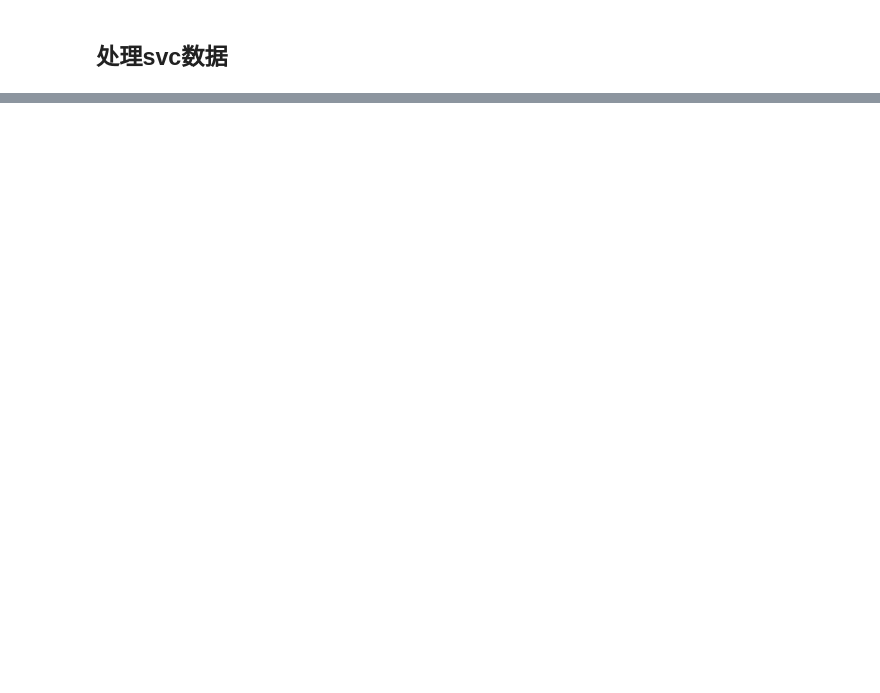
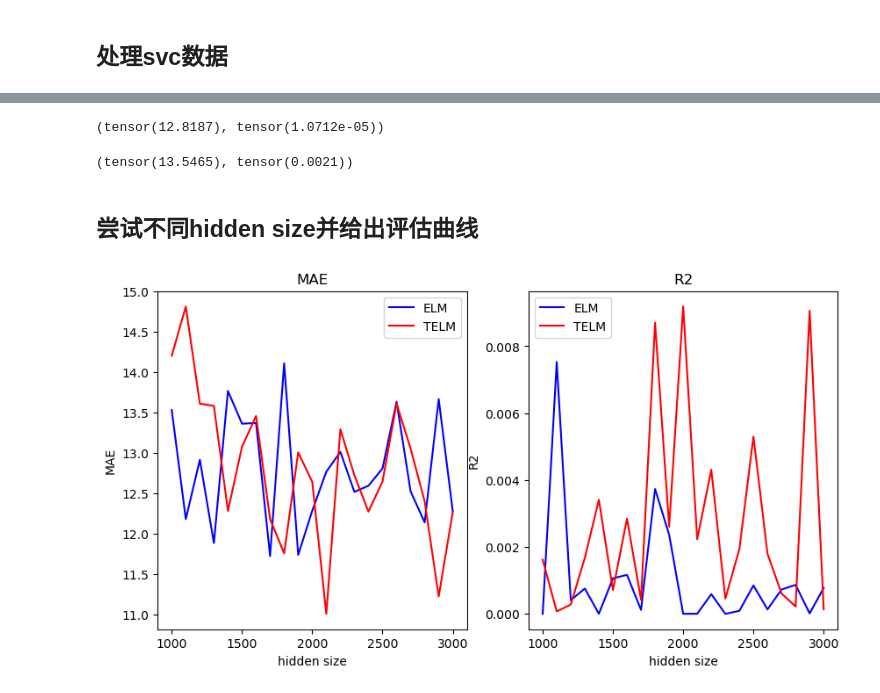
Before and after one commit to ArmoredP1g/torch-ELM, a Jupyter notebook: ELM.ipynb, the cells around one changed output, grey strips where cells are left out. Cells and saved outputs as stored; diff of their text form; code cells hidden in the pictures; blank space fills up the shorter version.

```diff
--- a/ELM.ipynb
+++ b/ELM.ipynb
@@ -56,2 +159,0 @@ model = ELM(input_dim=973, hidden_dim=1300, output_dim=1)
-# %%
-model.fit(data, target)
@@ -81,0 +160,14 @@ tensor([[12.4750, 12.0750, 12.1650, 12.3750, 12.1650, 12.3000, 11.8750, 11.9850,
+# %%
+# 训练
+model_elm.fit(train_data, train_gt)
+model_telm.fit(train_data, train_gt)
+# %%
+# 我随便挑几条数据测试（这块我懒得写了）
+random_number = random.randint(450, 532)
+# random_number = random.randint(0, 533)
+
+pred1 = model_elm(data[random_number].unsqueeze(0))
+pred2 = model_telm(data[random_number].unsqueeze(0))
+ground_truth = target[random_number]
+
+print("真值：{}， elm预测：{}，telm预测：{}".format(ground_truth, pred1, pred2))
@@ -81,0 +182,3 @@ tensor([[12.4750, 12.0750, 12.1650, 12.3750, 12.1650, 12.3000, 11.8750, 11.9850,
+# %%
+pred_elm = model_elm(val_data)
+pred_telm = model_telm(val_data)
@@ -81,0 +217,8 @@ tensor([[12.4750, 12.0750, 12.1650, 12.3750, 12.1650, 12.3000, 11.8750, 11.9850,
+# %%
+evaluation(pred_elm, val_gt)
+# %% [output]
+(tensor(12.8187), tensor(1.0712e-05))
+# %%
+evaluation(pred_telm, val_gt)
+# %% [output]
+(tensor(13.5465), tensor(0.0021))
@@ -81,0 +259,47 @@ tensor([[12.4750, 12.0750, 12.1650, 12.3750, 12.1650, 12.3000, 11.8750, 11.9850,
+# %% [markdown]
+## 尝试不同hidden size并给出评估曲线
+# %%
+mae_elm = [[],[]]
+r2_elm = [[],[]]
+mae_telm = [[],[]]
+r2_telm = [[],[]]
+
+
+hidden_size_start = 1000
+hidden_size_end = 4000
+
+
+hidden_size_cur = hidden_size_start
+while hidden_size_cur <= hidden_size_end:
+  mae_elm[0].append(hidden_size_cur)
+  r2_elm[0].append(hidden_size_cur)
+  mae_telm[0].append(hidden_size_cur)
+  r2_telm[0].append(hidden_size_cur)
+
+
+  # 创建elm模型对象
+  model_elm = ELM(input_dim=973, hidden_dim=hidden_size_cur, output_dim=1)
+  model_telm = TELM(input_dim=973, hidden_dim=hidden_size_cur, output_dim=1)
+  # 训练
+  model_elm.fit(train_data, train_gt)
+  model_telm.fit(train_data, train_gt)
+
+  # 评估
+  pred_elm = model_elm(val_data)
+  pred_telm = model_telm(val_data)
+
+  mae, r2 = evaluation(pred_elm, val_gt)
+  mae_elm[1].append(mae)
+  r2_elm[1].append(r2)
+
+  mae, r2 = evaluation(pred_telm, val_gt)
+  mae_telm[1].append(mae)
+  r2_telm[1].append(r2)
+
+  # 设置间隔为200
+  hidden_size_cur += 50
+
+
+plot_mae_r2(mae_elm, r2_elm, mae_telm, r2_telm)
+# %% [output]
+[figure, added]
```
Also changed, not shown: parts of 19 cells of this notebook, 5 other files.
